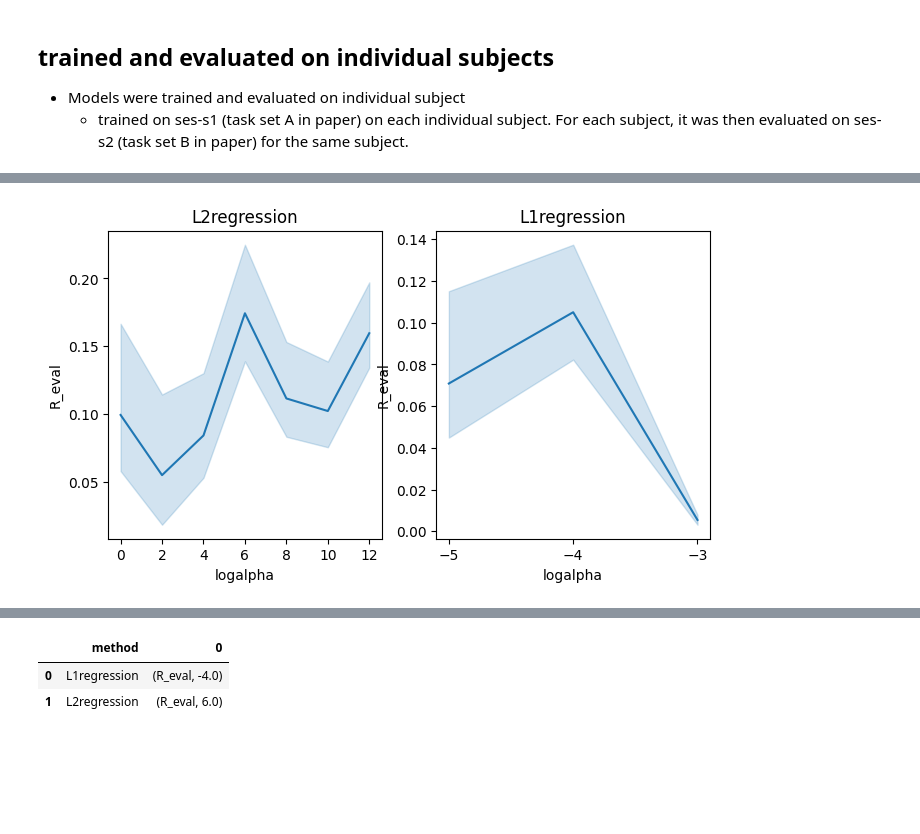
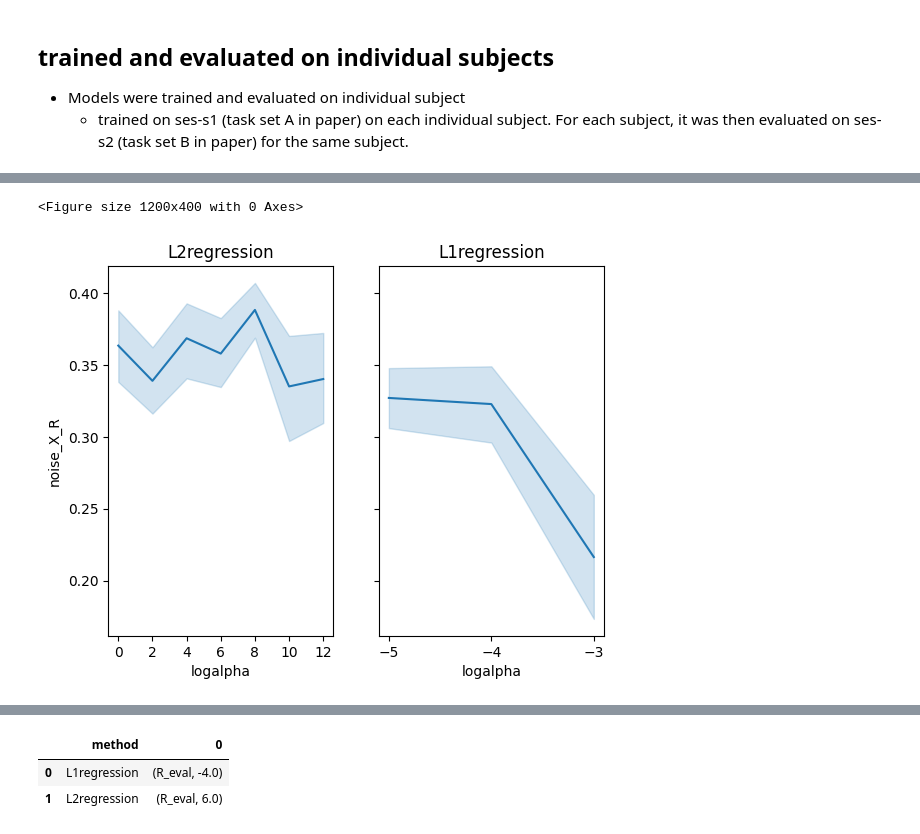
Before and after one commit to lshahsha/bg_conn_sr, a Jupyter notebook: notebooks/bg_model_eval.ipynb, the cells around one changed output, grey strips where cells are left out. Drawn from its saved outputs; the diff is of its cells as text; code cells hidden in the pictures; blank space fills up the shorter version.

Commit message:
updated with new plots

```diff
--- a/notebooks/bg_model_eval.ipynb
+++ b/notebooks/bg_model_eval.ipynb
@@ -37,16 +44,16 @@ d['nanXR']=np.isnan(d.noise_X_R)
 # %%
 # find the best model: the model that leads to highest predictive accuracy across subjects
 methods = ["L2regression", "L1regression"]
 fig = plt.figure(figsize=(12,4))
-
+_, ax = plt.subplots(1,2, sharey = True)
 for i,method in enumerate(methods):
-    ax = plt.subplot(1,3,i+1)
-    g = sns.lineplot(x='logalpha', y='R_eval', data=d.loc[d.method == method], ax=ax)
+    g = sns.lineplot(x='logalpha', y='noise_X_R', data=d.loc[d.method == method], ax=ax[i])
     if method == "L2regression":
         g.set_xticks([0, 2, 4, 6, 8, 10, 12])
     else:
         g.set_xticks([-5, -4, -3])
     # set the tile
     g.set_title(method)
 # %% [output]
+<Figure size 1200x400 with 0 Axes>
-[figure, old version]
+[figure, new version]
```
Also changed, not shown: parts of 3 cells of this notebook.
